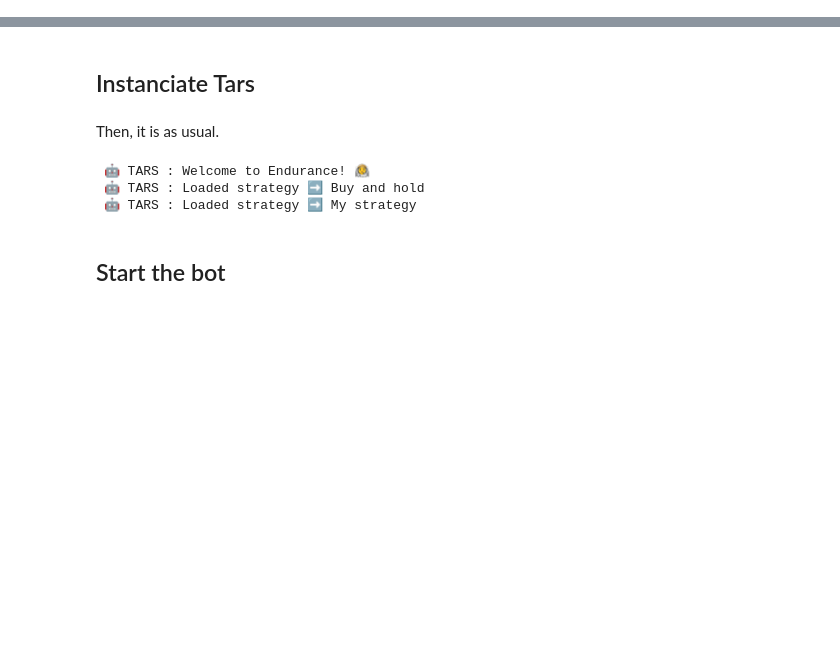
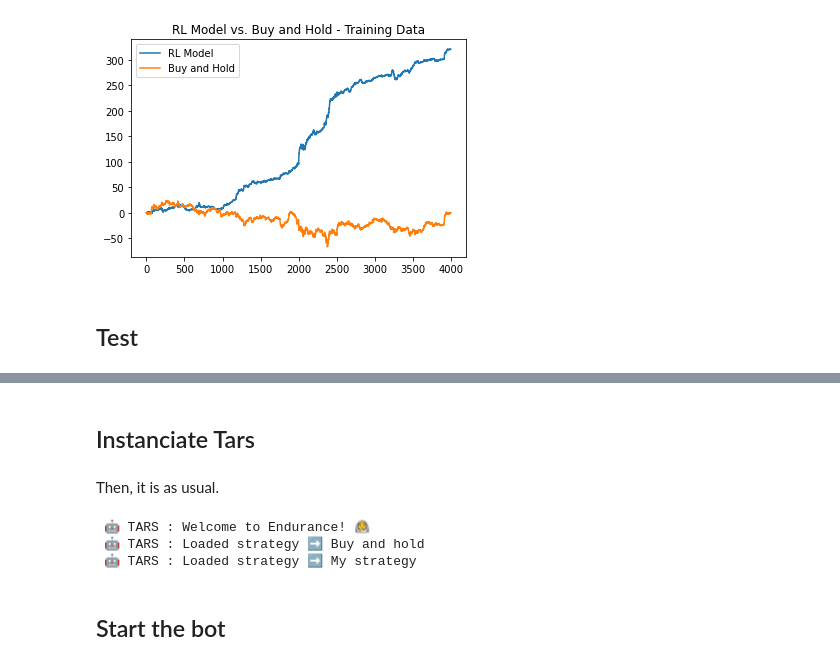
Before and after one commit to fredmontet/tars, a Jupyter notebook: notebooks/misc/strategy-koker.ipynb, the cells around one changed output, grey strips where cells are left out. Drawn from its saved outputs; the diff is of its cells as text; code cells hidden in the pictures; blank space fills up the shorter version.

```diff
--- a/notebooks/misc/strategy-koker.ipynb
+++ b/notebooks/misc/strategy-koker.ipynb
@@ -122,0 +149,11 @@ class Koker:
+# %%
+train_returns = koker.returns(koker.positions(koker.x_train, koker.theta), koker.x_train, 0.0025)
+# %%
+plt.plot(train_returns.cumsum(), label="RL Model")
+plt.plot(koker.x_train.cumsum(), label="Buy and Hold")
+plt.legend()
+plt.title("RL Model vs. Buy and Hold - Training Data");
+# %% [output]
+[figure, added]
+# %% [markdown]
+## Test
```
Also changed, not shown: parts of 16 cells of this notebook, 2 other files.
